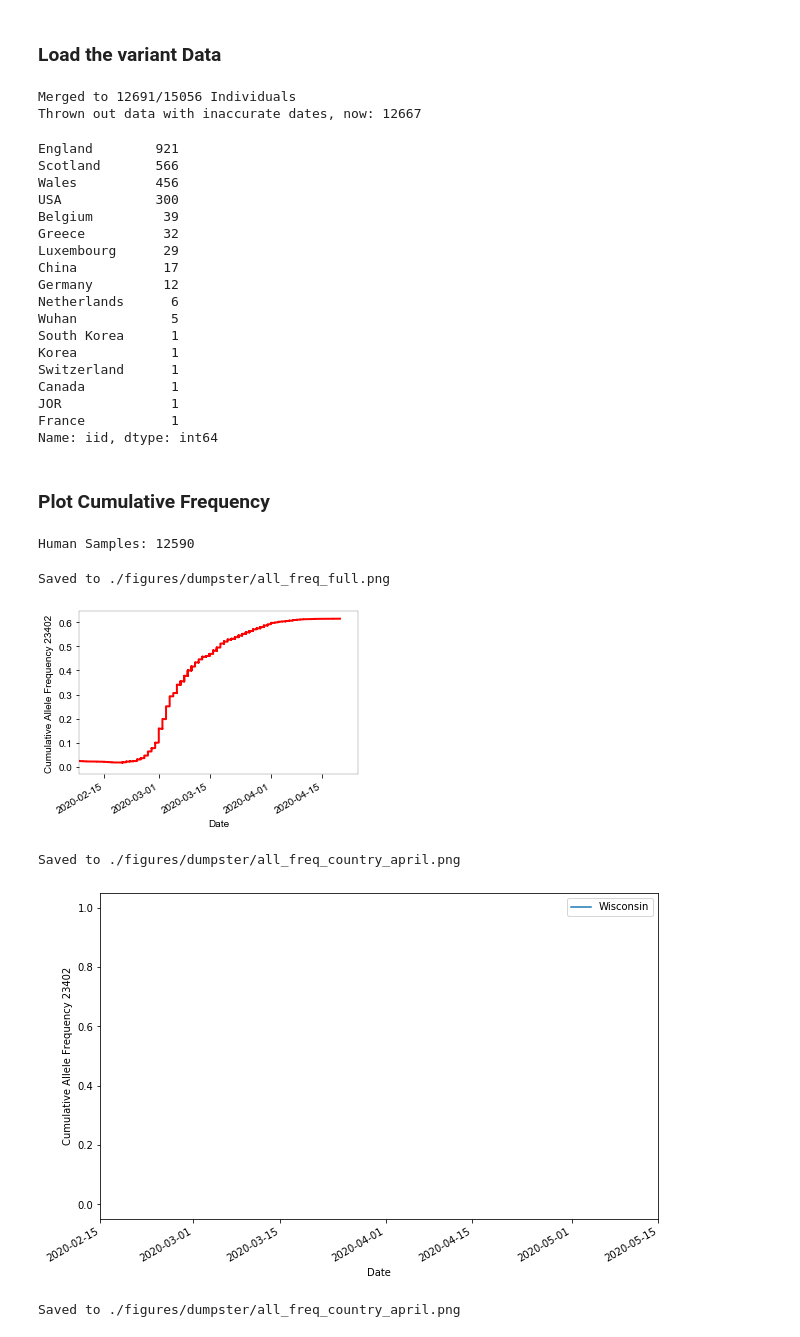
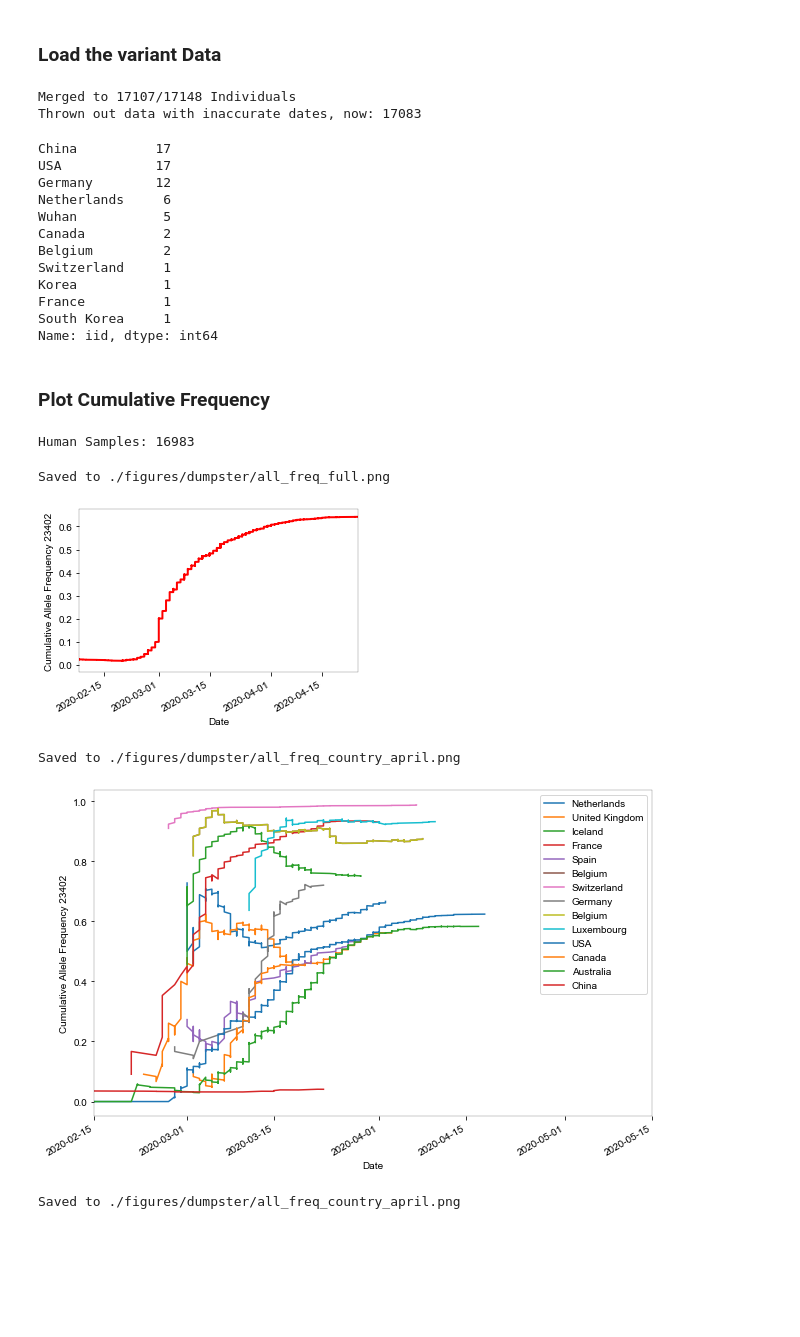
Before and after one commit to hringbauer/covid19_data, a Jupyter notebook: notebooks/figures/plot_all_freqs.ipynb, the cells around one changed output. Cells and saved outputs as stored; diff of their text form; code cells hidden in the pictures; blank space fills up the shorter version.

```diff
--- a/notebooks/figures/plot_all_freqs.ipynb
+++ b/notebooks/figures/plot_all_freqs.ipynb
@@ -65,7 +66,7 @@ def load_merged_df(var_path="./output/tables/derived_common_snps.tsv",
 ### Load the variant Data
 # %%
 df1 = load_merged_df(var_path="./output/tables/derived_common_snps.tsv",
-                     meta_path="./data/apr20/metadata.tsv")
+                     meta_path="./data/may20/metadata.tsv")
 df1 = df1[~(df1["date"]=="2020-02-XX")].copy() # Throw out garbage data
 df1 = df1[~(df1["date"]=="2020-01-XX")].copy() # Throw out garbage data
 df1 = df1[~(df1["date"]=="2020-03-XX")].copy() # Throw out garbage data
@@ -73,37 +74,31 @@ df1 = df1[~(df1["date"]=="2020-01-01")].copy()
 df1["date1"] =  pd.to_datetime(df1["date"]) # New Sort Column
 print(f"Thrown out data with inaccurate dates, now: {len(df1)}")
 # %% [output]
-Merged to 12691/15056 Individuals
-Thrown out data with inaccurate dates, now: 12667
+Merged to 17107/17148 Individuals
+Thrown out data with inaccurate dates, now: 17083
 # %%
-### Experiments to establish what is missing
+### Experiments to establish what is missing [Only run if many individuals do not match meta]
 df = pd.read_csv("./output/tables/derived_common_snps.tsv", sep="\t")
 idx =[iid not in df1["iid"].values for iid in df["iid"]]
 
-df_meta = pd.read_csv("./data/apr20/metadata.tsv", sep="\t")
 cts = df[idx]["iid"].str.split("/").str[1]
 cts.value_counts()
 
+#df_meta = pd.read_csv("./data/may20/metadata.tsv", sep="\t")
 #found = df_meta["gisaid_epi_isl"].str.contains("433498")
 #np.sum(found)
 # %% [output]
-England        921
-Scotland       566
-Wales          456
-USA            300
-Belgium         39
-Greece          32
-Luxembourg      29
-China           17
-Germany         12
-Netherlands      6
-Wuhan            5
-South Korea      1
-Korea            1
-Switzerland      1
-Canada           1
-JOR              1
-France           1
+China          17
+USA            17
+Germany        12
+Netherlands     6
+Wuhan           5
+Canada          2
+Belgium         2
+Switzerland     1
+Korea           1
+France          1
+South Korea     1
 Name: iid, dtype: int64
 # %% [markdown]
 ### Plot Cumulative Frequency
@@ -126,7 +121,7 @@ cum_count = np.arange(len(df2))+1
 cum_der = np.cumsum(derived)
 all_freq = cum_der / cum_count
 # %% [output]
-Human Samples: 12590
+Human Samples: 16983
 # %%
 savepath="./figures/dumpster/all_freq_full.png"
 
@@ -147,7 +142,7 @@ if len(savepath)>0:
 plt.show()
 # %% [output]
 Saved to ./figures/dumpster/all_freq_full.png
-[figure, old version]
+[figure, new version]
 # %%
 def plot_freq_traj_group(savepath="./figures/dumpster/all_freq_country_april.png",
                          figsize=(12,4), pos= f"23402", flip=False, min_cases = 10, col = "country",
@@ -184,16 +179,16 @@ def plot_freq_traj_group(savepath="./figures/dumpster/all_freq_country_april.png
 # %%
 countries = ["Netherlands", "United Kingdom", "Iceland", "France", "Spain", "Belgium",
                                   "Switzerland", "Germany", "Belgium", "Luxembourg", "USA", "Canada", "Australia",
                                   "China"]
 
-countries = ["Wisconsin"]
+#countries = ["Wisconsin"]
 
 plot_freq_traj_group(figsize=(10,6), savepath="./figures/dumpster/all_freq_country_april.png",
                      pos= f"3036", min_cases = 10, col = "country",
                      countries = countries, flip=True)
 # %% [output]
 Saved to ./figures/dumpster/all_freq_country_april.png
-[figure, old version]
+[figure, new version]
 # %%
 countries = ["Washington", "Reykjavik", "England", "Wales",
              "Auvergne-Rhône-Alpes", "North Brabant", "Ontario", "Portugal",
```
Also changed, not shown: parts of 18 cells of this notebook, 9 other files.
